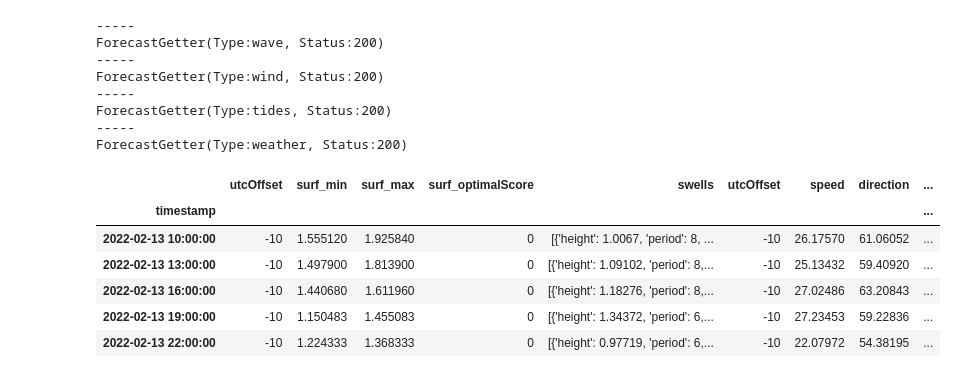
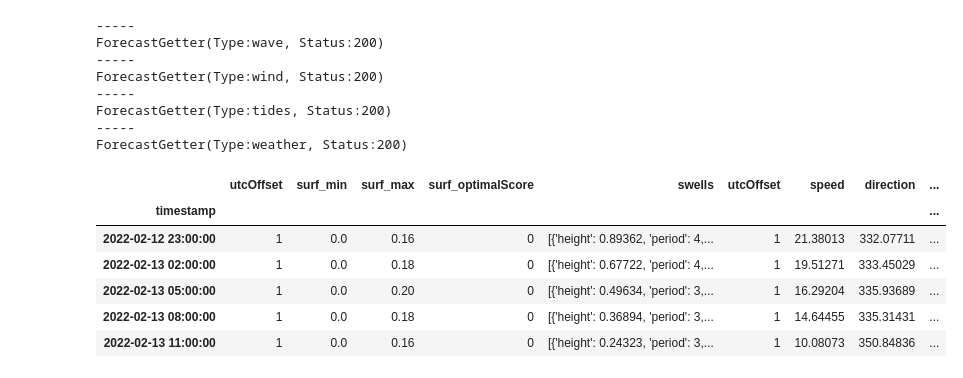
Before and after one commit to giocaizzi/pysurfline, a Jupyter notebook: docsrc/source/examples/surf_report.ipynb, the cells around one changed output. Cells and saved outputs as stored; diff of their text form; code cells hidden in the pictures.

```diff
--- a/docsrc/source/examples/surf_report.ipynb
+++ b/docsrc/source/examples/surf_report.ipynb
@@ -18,12 +23,12 @@ List of known spot id
 | 5842041f4e65fad6a7708890 | Pipeline (USA)|
 | 584204204e65fad6a7709b09 | Varazze (ITA)|
 # %%
-params={
-    "spotId":"5842041f4e65fad6a7708890",
-    "days":7,
-    "intervalHours":3,
-    }
-spot=SpotForecast(params,verbose=True)
+params = {
+    "spotId": "584204204e65fad6a7709b09",
+    "days": 5,
+    "intervalHours": 3,
+}
+spot = SpotForecast(params, verbose=True)
 # %% [output]
 -----
 ForecastGetter(Type:wave, Status:200)
@@ -34,17 +39,21 @@ ForecastGetter(Type:tides, Status:200)
 -----
 ForecastGetter(Type:weather, Status:200)
 # %%
-report=[]
-for attr in ["wave","wind","weather"]: #exclude "tides" because of HIGH LOW exact times
+report = []
+for attr in [
+    "wave",
+    "wind",
+    "weather",
+]:  # exclude "tides" because of HIGH LOW exact times
     report.append(spot.get_dataframe(attr))
-report=pd.concat(report,axis=1)
+report = pd.concat(report, axis=1)
 report.head()
 # %% [output]
 |  | utcOffset | surf_min | surf_max | surf_optimalScore | swells | utcOffset | speed | direction | ... |
 | timestamp |  |  |  |  |  |  |  |  | ... |
-| 2022-02-13 10:00:00 | -10 | 1.555120 | 1.925840 | 0 | [{'height': 1.0067, 'period': 8, ... | -10 | 26.17570 | 61.06052 | ... |
-| 2022-02-13 13:00:00 | -10 | 1.497900 | 1.813900 | 0 | [{'height': 1.09102, 'period': 8,... | -10 | 25.13432 | 59.40920 | ... |
-| 2022-02-13 16:00:00 | -10 | 1.440680 | 1.611960 | 0 | [{'height': 1.18276, 'period': 8,... | -10 | 27.02486 | 63.20843 | ... |
-| 2022-02-13 19:00:00 | -10 | 1.150483 | 1.455083 | 0 | [{'height': 1.34372, 'period': 6,... | -10 | 27.23453 | 59.22836 | ... |
-| 2022-02-13 22:00:00 | -10 | 1.224333 | 1.368333 | 0 | [{'height': 0.97719, 'period': 6,... | -10 | 22.07972 | 54.38195 | ... |
+| 2022-02-12 23:00:00 | 1 | 0.0 | 0.16 | 0 | [{'height': 0.89362, 'period': 4,... | 1 | 21.38013 | 332.07711 | ... |
+| 2022-02-13 02:00:00 | 1 | 0.0 | 0.18 | 0 | [{'height': 0.67722, 'period': 4,... | 1 | 19.51271 | 333.45029 | ... |
+| 2022-02-13 05:00:00 | 1 | 0.0 | 0.20 | 0 | [{'height': 0.49634, 'period': 3,... | 1 | 16.29204 | 335.93689 | ... |
+| 2022-02-13 08:00:00 | 1 | 0.0 | 0.18 | 0 | [{'height': 0.36894, 'period': 3,... | 1 | 14.64455 | 335.31431 | ... |
+| 2022-02-13 11:00:00 | 1 | 0.0 | 0.16 | 0 | [{'height': 0.24323, 'period': 3,... | 1 | 10.08073 | 350.84836 | ... |
 # %%
```
Also changed, not shown: parts of 5 cells of this notebook.
